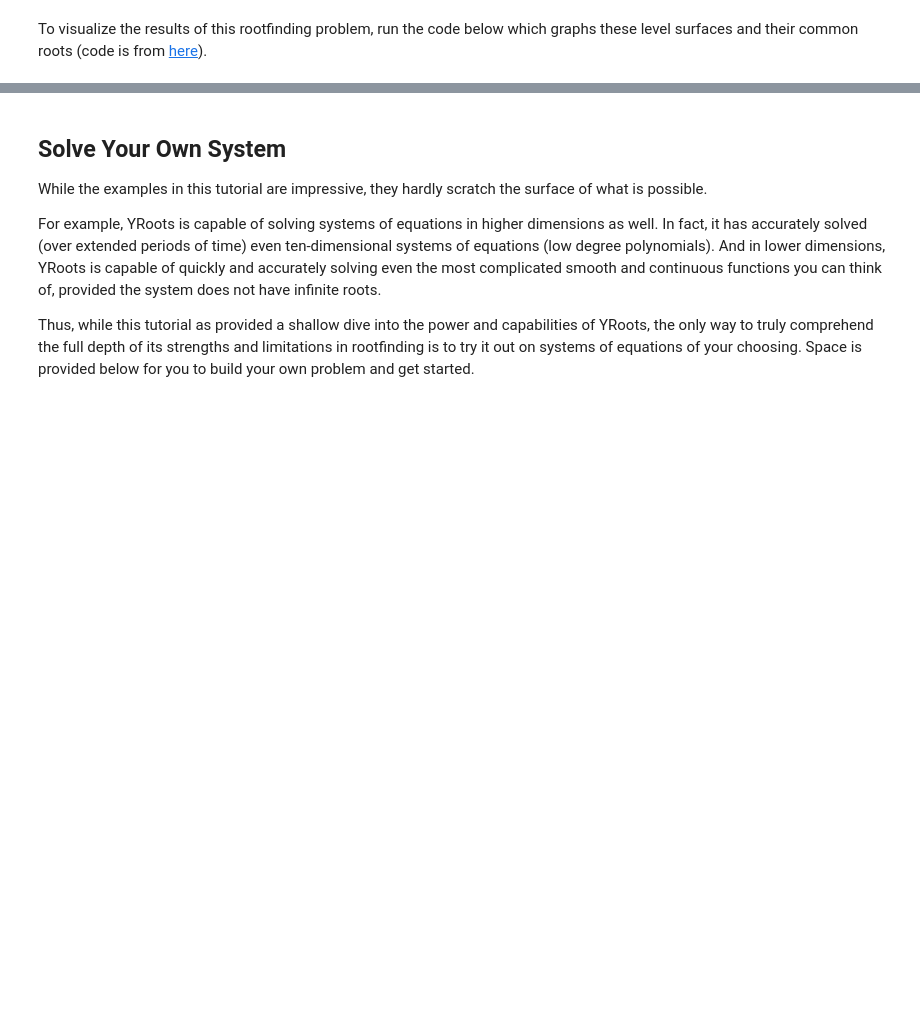
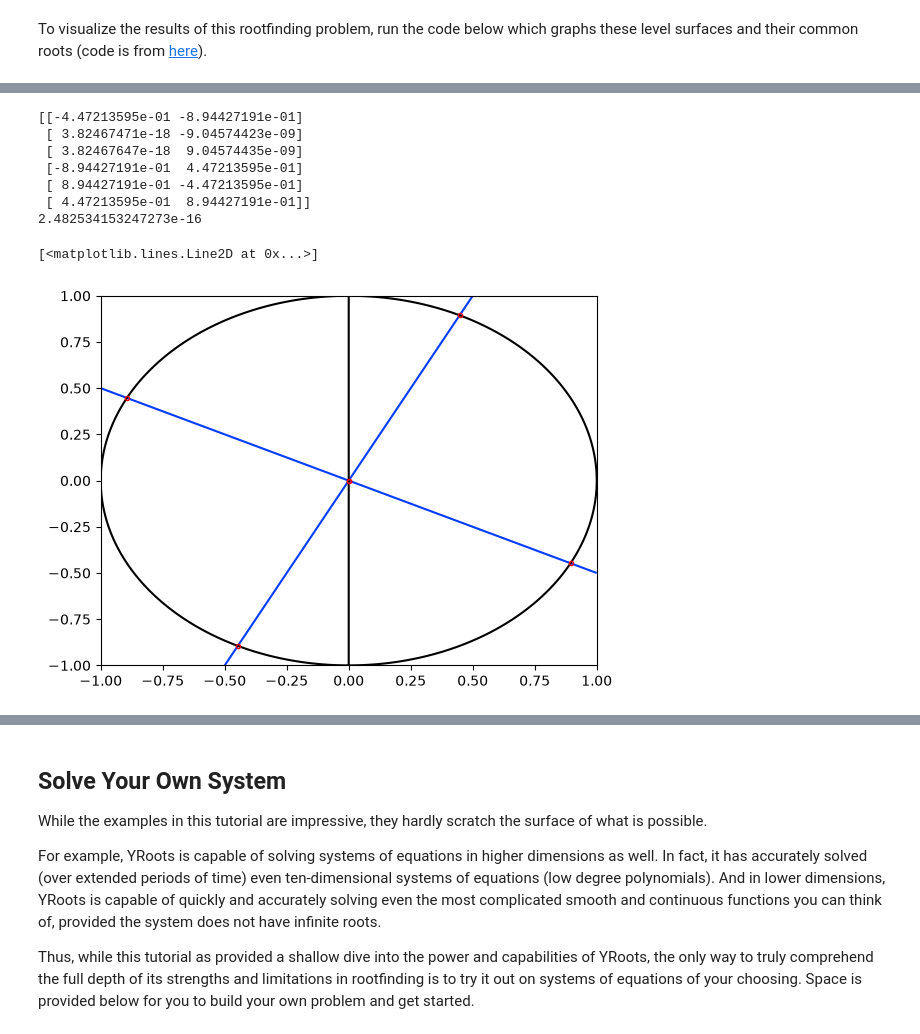
Before and after one commit to wlgns0330/Rootfinding-serial, a Jupyter notebook: CombinedNotebook.ipynb, the cells around one changed output, grey strips where cells are left out. Drawn from its saved outputs; the diff is of its cells as text; code cells hidden in the pictures; blank space fills up the shorter version.

```diff
--- a/CombinedNotebook.ipynb
+++ b/CombinedNotebook.ipynb
@@ -494,0 +510,30 @@ plt.tight_layout()
+# %%
+# Test 6.1
+f = lambda x,y: (y - 2*x)*(y+0.5*x)
+g = lambda x,y: x*(x**2+y**2-1)
+funcs = [f,g]
+a,b = np.array([-1,-1]), np.array([1,1])
+
+roots = yr.solve(funcs,a,b)
+
+print(roots)
+
+#maximum residual
+print(np.max([np.abs(func(*[roots[:,i] for i in range(2)])) for func in [f, g]]))
+
+x = np.linspace(-1,1,300)
+y = np.linspace(-1,1,300)
+X,Y = np.meshgrid(x,y)
+plt.contour(X,Y,f(X,Y),levels=[0],colors='#003cff')
+plt.contour(X,Y,g(X,Y),levels=[0],colors='k')
+plt.plot(roots[:,0],roots[:,1],'.',color='none',markeredgecolor='r',markersize=6)
+# %% [output]
+[[-4.47213595e-01 -8.94427191e-01]
+ [ 3.82467471e-18 -9.04574423e-09]
+ [ 3.82467647e-18  9.04574435e-09]
+ [-8.94427191e-01  4.47213595e-01]
+ [ 8.94427191e-01 -4.47213595e-01]
+ [ 4.47213595e-01  8.94427191e-01]]
+2.482534153247273e-16
+[<matplotlib.lines.Line2D at 0x...>]
+[figure, added]
```
Also changed, not shown: parts of 19 cells of this notebook, 1 other file.
